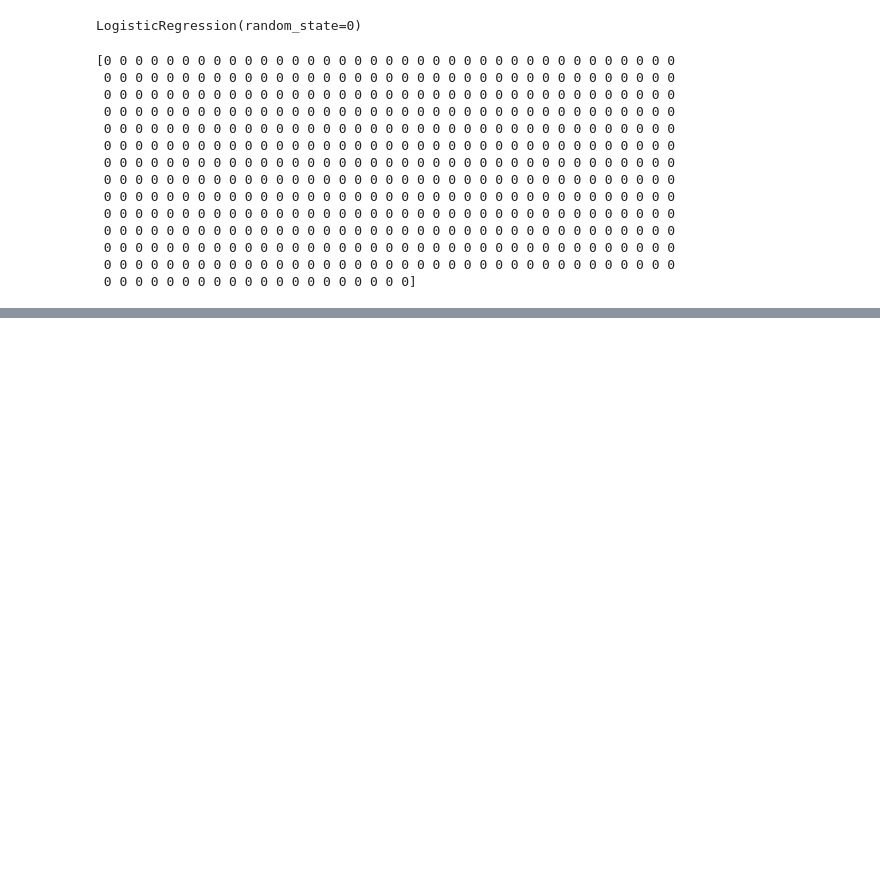
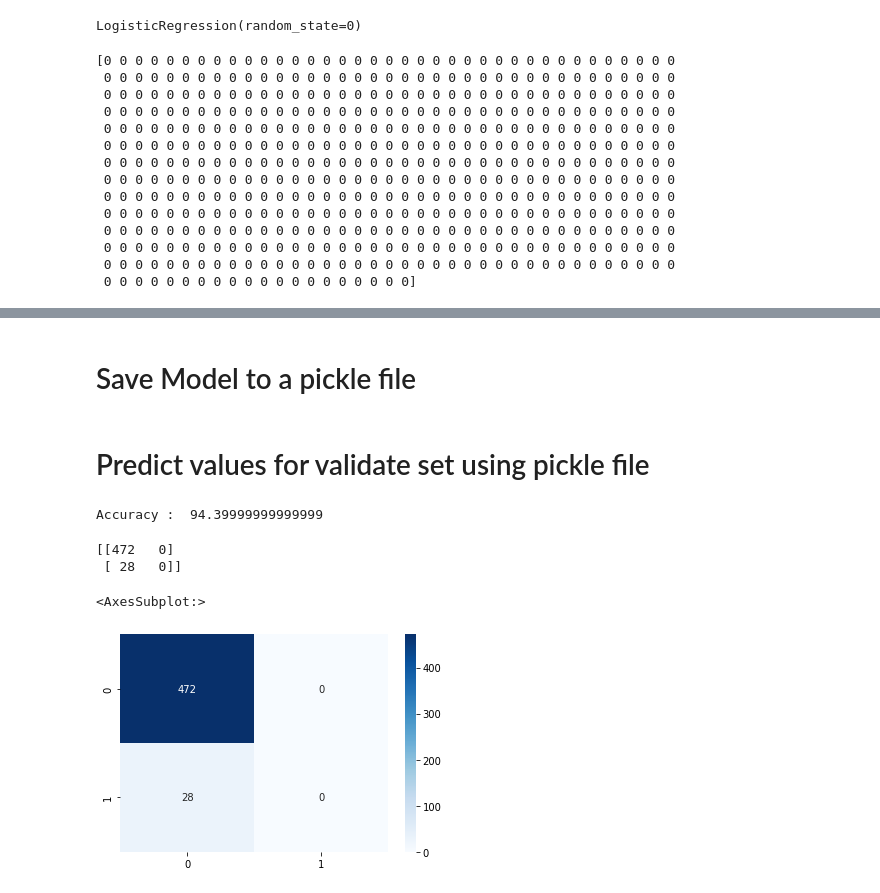
Before and after one commit to hemangi-kore-dax/Training, a Jupyter notebook: Data Science/Machine_Learning/Machine_Learning.ipynb, the cells around one changed output, grey strips where cells are left out. Cells and saved outputs as stored; diff of their text form; code cells hidden in the pictures; blank space fills up the shorter version.

```diff
--- a/Data Science/Machine_Learning/Machine_Learning.ipynb
+++ b/Data Science/Machine_Learning/Machine_Learning.ipynb
@@ -172,5 +191,9 @@ sns.heatmap(con,annot=True, fmt='', cmap='Blues')
+# %% [markdown]
+# Save Model to a pickle file
 # %%
 import pickle
 
 with open('logisticpkl', 'wb') as files:
     pickle.dump(classifier, files)
+# %% [markdown]
+# Predict values for validate set using pickle file
@@ -176,0 +203,16 @@ with open('logisticpkl', 'wb') as files:
+# %%
+#prediction for the validation set
+
+y_val_pred = classifier.predict(X_valid)
+print ("Accuracy : ", accuracy_score(y_valid, y_val_pred)*100)
+# %% [output]
+Accuracy :  94.39999999999999
+# %%
+conf = confusion_matrix(y_valid, y_val_pred)
+print(conf)
+sns.heatmap(conf,annot=True, fmt='', cmap='Blues')
+# %% [output]
+[[472   0]
+ [ 28   0]]
+<AxesSubplot:>
+[figure, added]
```
Also changed, not shown: parts of 19 cells of this notebook, 2 other files.
